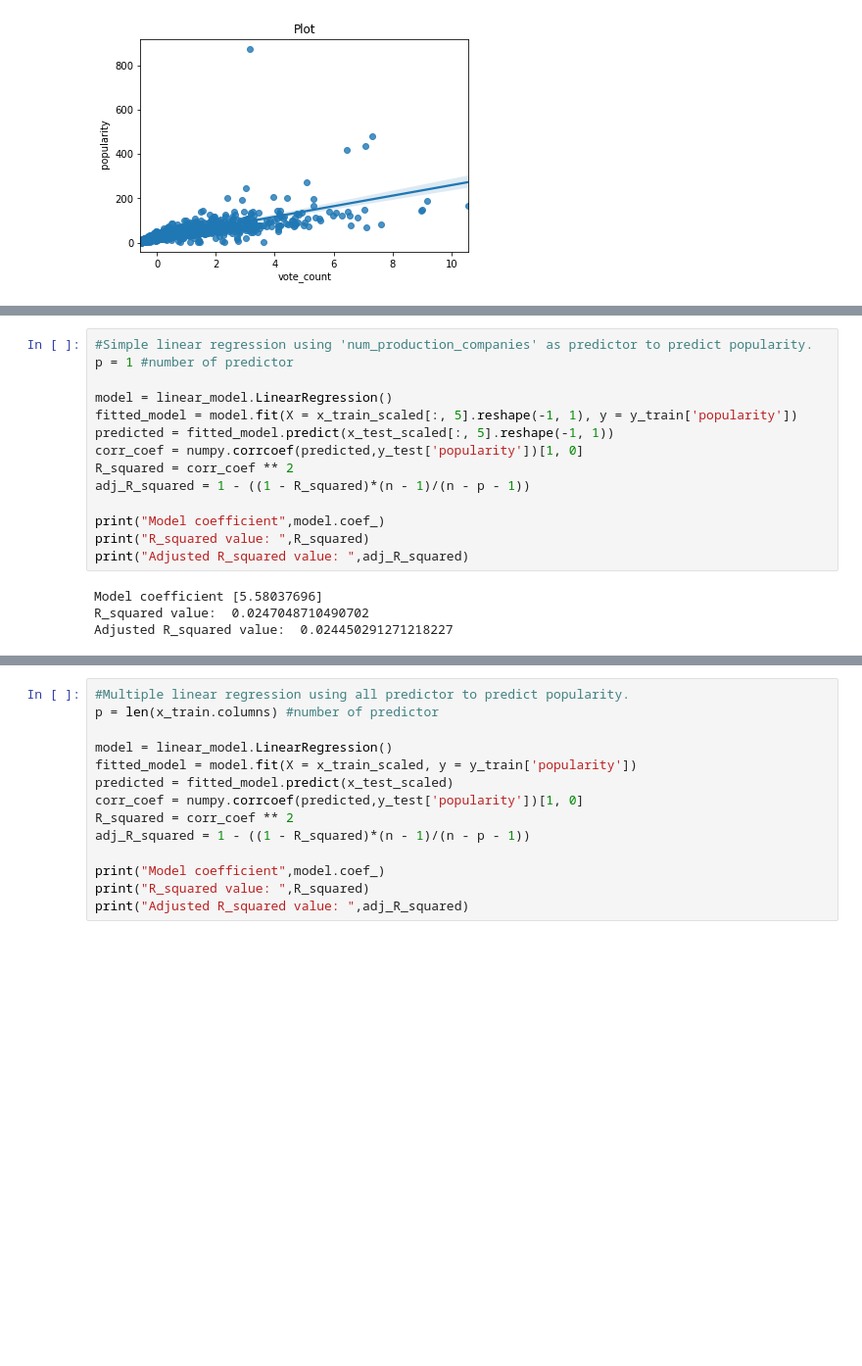
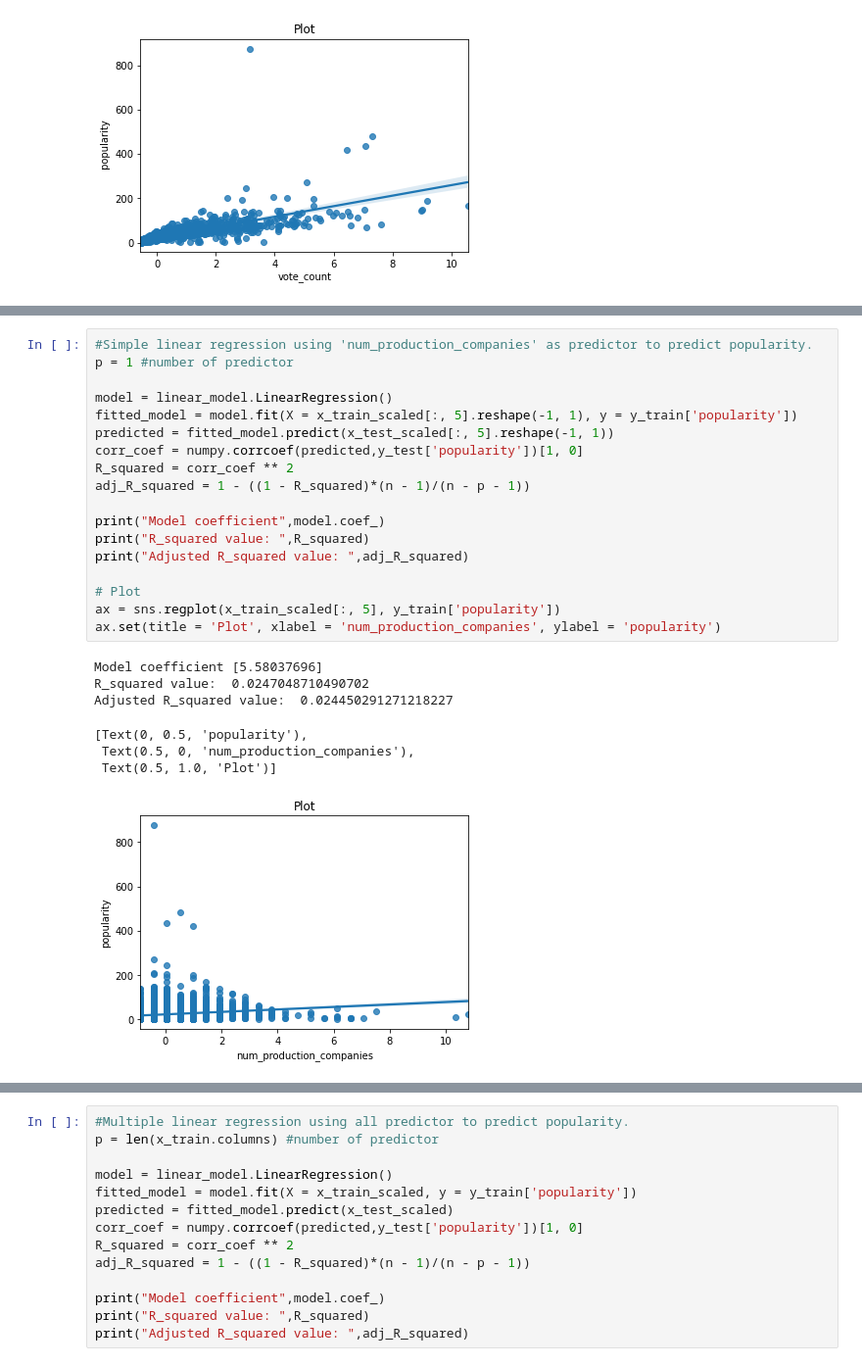
Before and after one commit to fjerrichiello/CS418GP, a Jupyter notebook: FinalProject/Analysis.ipynb, the cells around one changed output, grey strips where cells are left out. Shown at 98% size. Saved outputs shown, nothing was run; the diff lists cells and outputs as text; blank space fills up the shorter version.

```diff
--- a/FinalProject/Analysis.ipynb
+++ b/FinalProject/Analysis.ipynb
@@ -224,21 +232,29 @@ Adjusted R_squared value:  0.011477884967398988
 # %%
 #Simple linear regression using 'num_production_companies' as predictor to predict popularity.
 p = 1 #number of predictor
 
 model = linear_model.LinearRegression()
 fitted_model = model.fit(X = x_train_scaled[:, 5].reshape(-1, 1), y = y_train['popularity'])
 predicted = fitted_model.predict(x_test_scaled[:, 5].reshape(-1, 1))
 corr_coef = numpy.corrcoef(predicted,y_test['popularity'])[1, 0]
 R_squared = corr_coef ** 2
 adj_R_squared = 1 - ((1 - R_squared)*(n - 1)/(n - p - 1))
 
 print("Model coefficient",model.coef_)
 print("R_squared value: ",R_squared)
 print("Adjusted R_squared value: ",adj_R_squared)
+
+# Plot
+ax = sns.regplot(x_train_scaled[:, 5], y_train['popularity'])
+ax.set(title = 'Plot', xlabel = 'num_production_companies', ylabel = 'popularity')
 # %% [output]
 Model coefficient [5.58037696]
 R_squared value:  0.0247048710490702
 Adjusted R_squared value:  0.024450291271218227
+[Text(0, 0.5, 'popularity'),
+ Text(0.5, 0, 'num_production_companies'),
+ Text(0.5, 1.0, 'Plot')]
+[figure, added]
 # %%
 #Simple linear regression using 'num_production_countries' as predictor to predict popularity.
 p = 1 #number of predictor
```
Also changed, not shown: parts of 4 cells of this notebook.
